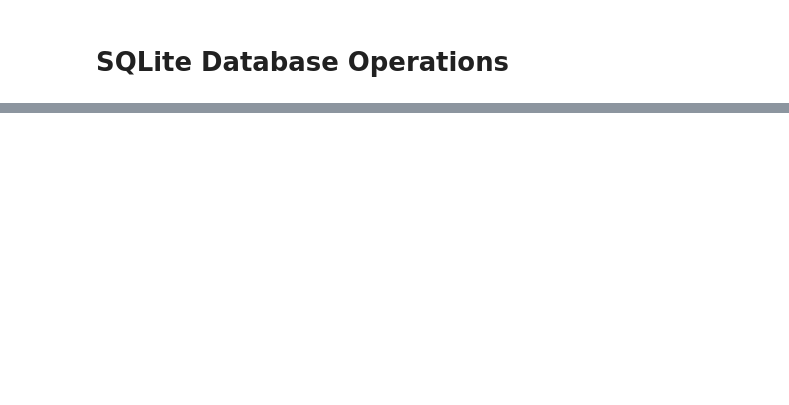
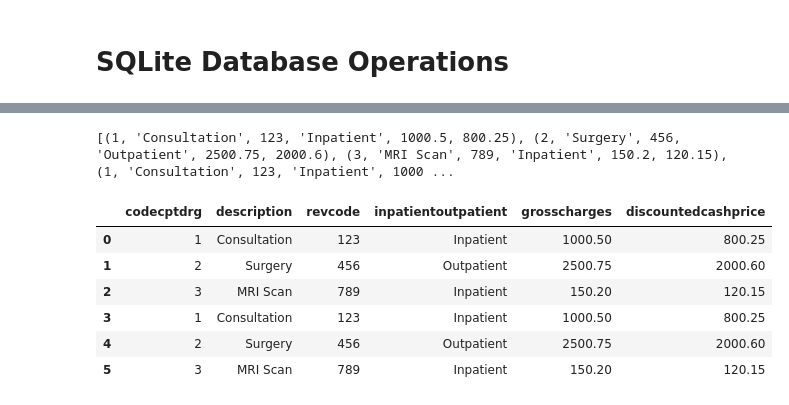
Before and after one commit to nimratmann/sqlite_database_operations, a Jupyter notebook: sql_db_operations.ipynb, the cells around one changed output, grey strips where cells are left out. Saved outputs shown, nothing was run; the diff lists cells and outputs as text; code cells hidden in the pictures; blank space fills up the shorter version.

```diff
--- a/sql_db_operations.ipynb
+++ b/sql_db_operations.ipynb
@@ -416,0 +650,8 @@ for value in tables:
+# %%
+cursor.execute('''
+  SELECT * FROM sb;
+''')
+
+print(cursor.fetchall())
+# %% [output]
+[(1, 'Consultation', 123, 'Inpatient', 1000.5, 800.25), (2, 'Surgery', 456, 'Outpatient', 2500.75, 2000.6), (3, 'MRI Scan', 789, 'Inpatient', 150.2, 120.15), (1, 'Consultation', 123, 'Inpatient', 1000 ...
@@ -416,0 +660,11 @@ for value in tables:
+# %%
+sb = pd.read_sql("select * from sb;", conn)
+sb
+# %% [output]
+|  | codecptdrg | description | revcode | inpatientoutpatient | grosscharges | discountedcashprice |
+| 0 | 1 | Consultation | 123 | Inpatient | 1000.50 | 800.25 |
+| 1 | 2 | Surgery | 456 | Outpatient | 2500.75 | 2000.60 |
+| 2 | 3 | MRI Scan | 789 | Inpatient | 150.20 | 120.15 |
+| 3 | 1 | Consultation | 123 | Inpatient | 1000.50 | 800.25 |
+| 4 | 2 | Surgery | 456 | Outpatient | 2500.75 | 2000.60 |
+| 5 | 3 | MRI Scan | 789 | Inpatient | 150.20 | 120.15 |
```
Also changed, not shown: parts of 28 cells of this notebook.
